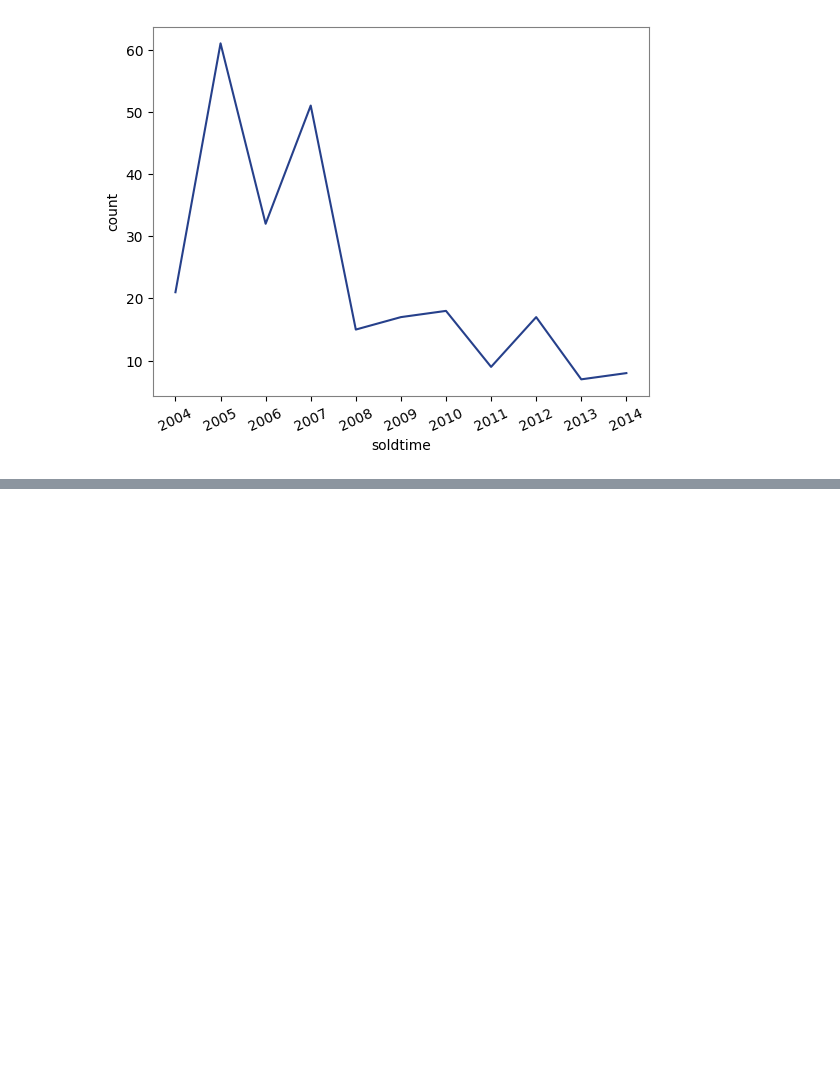
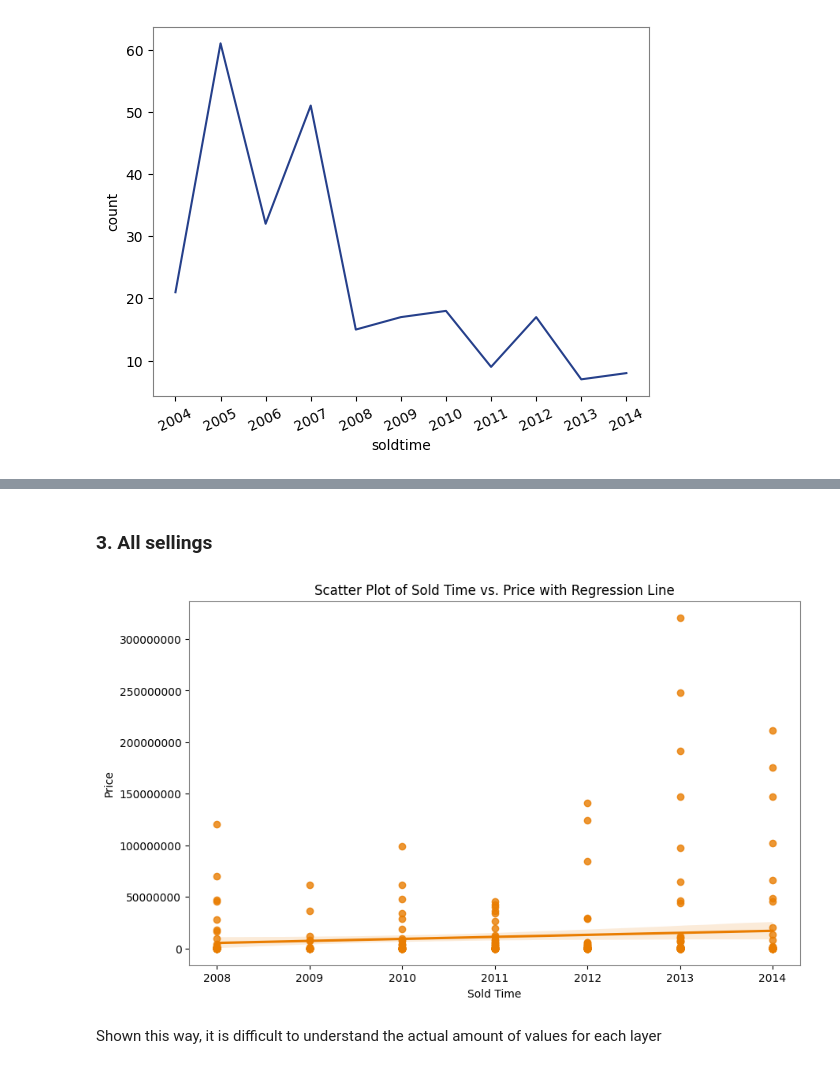
Before and after one commit to giorgiacrosilla/reputationera, a Jupyter notebook: tobesent/reputation_era.ipynb, the cells around one changed output, grey strips where cells are left out. Drawn from its saved outputs; the diff is of its cells as text; code cells hidden in the pictures; blank space fills up the shorter version.

```diff
--- a/tobesent/reputation_era.ipynb
+++ b/tobesent/reputation_era.ipynb
@@ -688,0 +681,28 @@ plt.show()
+# %% [markdown]
+### 3. All sellings
+# %%
+# Seeing sellings at time and price De Kooning
+
+# Convert 'soldtime' and 'price' columns to numeric data types if they are not already
+new_dataframe_dk['soldtime'] = pd.to_numeric(new_dataframe_dk['soldtime'], errors='coerce')
+new_dataframe_dk['price'] = pd.to_numeric(new_dataframe_dk['price'], errors='coerce')
+
+# Drop rows with NaN values if any
+new_dataframe_dk = new_dataframe_dk.dropna(subset=['soldtime', 'price'])
+
+# Plot the scatter plot with regression line
+plt.figure(figsize=(10, 6))
+sns.regplot(x='soldtime', y='price', data=new_dataframe_dk, color='#E97D01')
+
+# Set the labels and title
+plt.ticklabel_format(style='plain', axis='y')
+plt.xlabel('Sold Time')
+plt.ylabel('Price')
+plt.title('Scatter Plot of Sold Time vs. Price with Regression Line')
+
+# Show the plot
+plt.show()
+# %% [output]
+[figure, added]
+# %% [markdown]
+Shown this way, it is difficult to understand the actual amount of values for each layer
```
Also changed, not shown: parts of 13 cells of this notebook.
